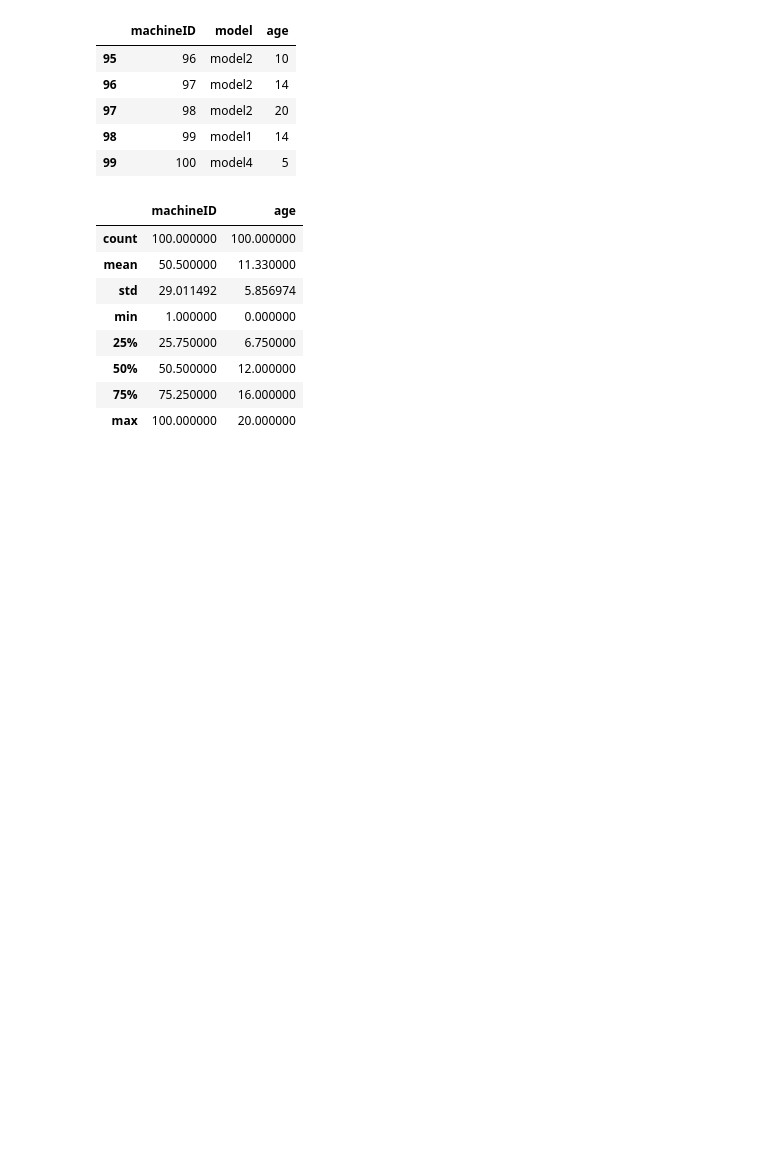
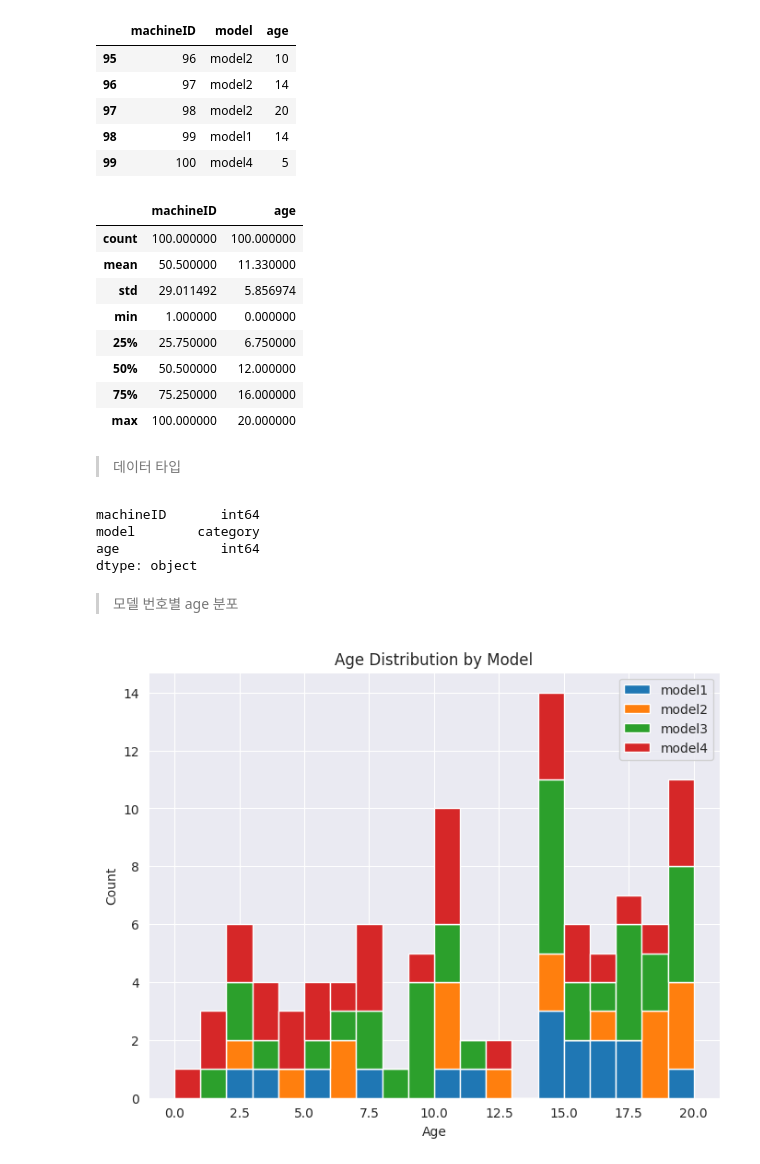
Before and after one commit to yunyun3599/MLStudy, a Jupyter notebook: Data_Anaylsis_And_Machine_Learning/09_predictive_maintenance/predictive_maintenance.ipynb, the cells around one changed output. Drawn from its saved outputs; the diff is of its cells as text; code cells hidden in the pictures; blank space fills up the shorter version.

```diff
--- a/Data_Anaylsis_And_Machine_Learning/09_predictive_maintenance/predictive_maintenance.ipynb
+++ b/Data_Anaylsis_And_Machine_Learning/09_predictive_maintenance/predictive_maintenance.ipynb
@@ -350,3 +369,31 @@ machines.describe()
 | 50% | 50.500000 | 12.000000 |
 | 75% | 75.250000 | 16.000000 |
 | max | 100.000000 | 20.000000 |
+# %% [markdown]
+> 데이터 타입
+# %%
+machines['model'] = machines["model"].astype("category")
+machines.dtypes
+# %% [output]
+machineID       int64
+model        category
+age             int64
+dtype: object
+# %% [markdown]
+> 모델 번호별 age 분포
+# %%
+plt.figure(figsize=(8, 6))
+_, bins, _ = plt.hist([
+    machines.loc[machines["model"] == "model1", "age"],
+    machines.loc[machines["model"] == "model2", "age"],
+    machines.loc[machines["model"] == "model3", "age"],
+    machines.loc[machines["model"] == "model4", "age"]],
+                      20, stacked=True, label=["model1", "model2", "model3", "model4"
+])
+plt.title("Age Distribution by Model")
+plt.xlabel("Age")
+plt.ylabel("Count")
+plt.legend()
+plt.show()
+# %% [output]
+[figure, added]
```
Also changed, not shown: parts of 9 cells of this notebook.
